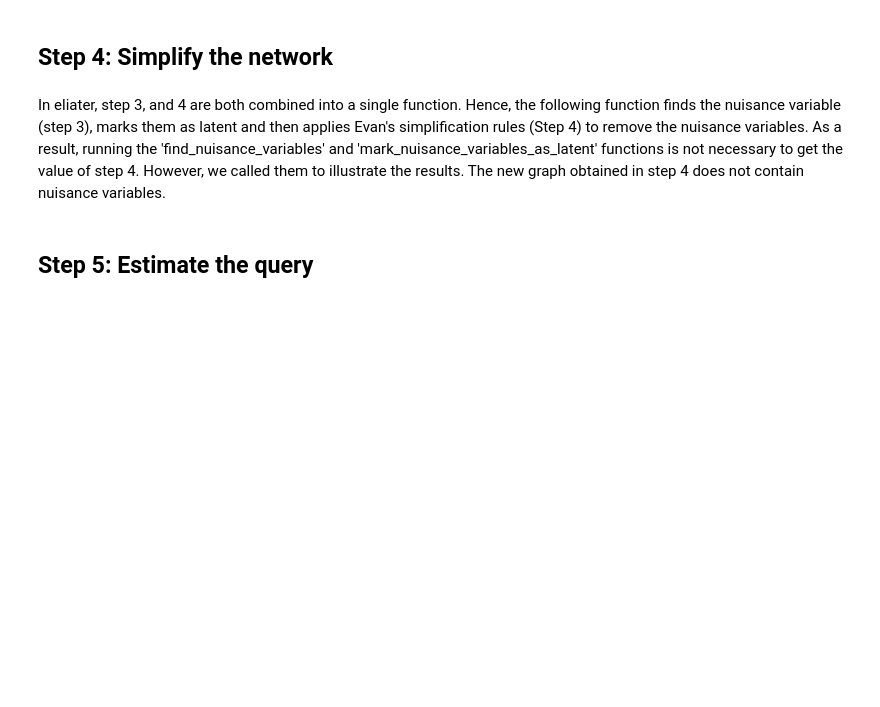
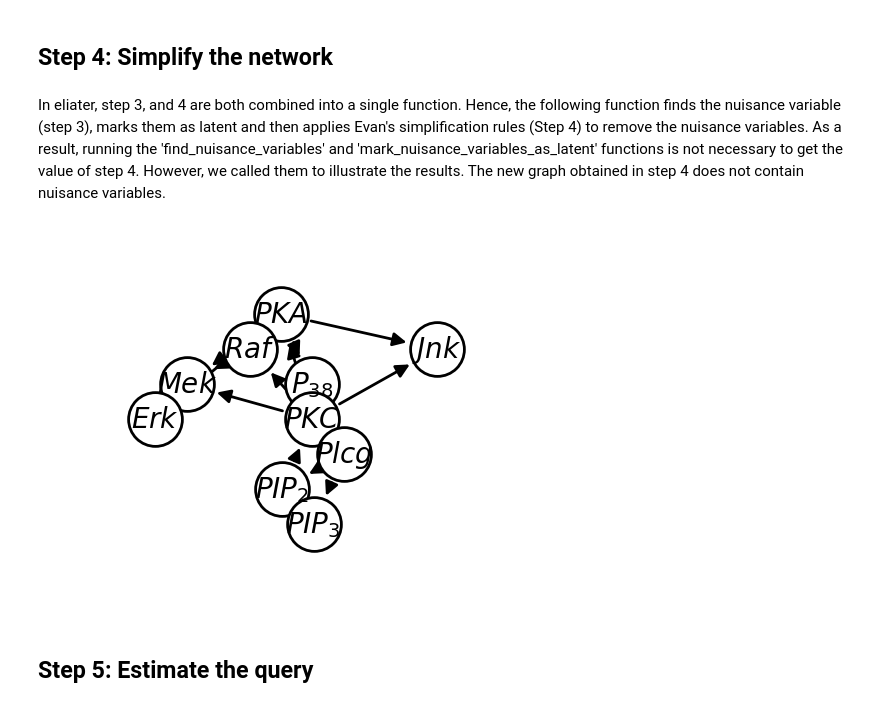
Before and after one commit to y0-causal-inference/eliater, a Jupyter notebook: notebooks/Case_study1_The_Tsignaling_pathway.ipynb, the cells around one changed output. Saved outputs shown, nothing was run; the diff lists cells and outputs as text; code cells hidden in the pictures; blank space fills up the shorter version.

```diff
--- a/notebooks/Case_study1_The_Tsignaling_pathway.ipynb
+++ b/notebooks/Case_study1_The_Tsignaling_pathway.ipynb
@@ -128,4 +97,7 @@ from eliater.discover_latent_nodes import remove_nuisance_variables
 # %%
-new_graph = remove_nuisance_variables(graph, treatments=Variable("Raf"), outcomes=Variable("Erk"))
+new_graph = remove_nuisance_variables(graph, treatments=RAF, outcomes=ERK)
+new_graph.draw()
+# %% [output]
+[figure, added]
 # %% [markdown]
 ## Step 5: Estimate the query
```
Also changed, not shown: parts of 15 cells of this notebook, 1 other file.
